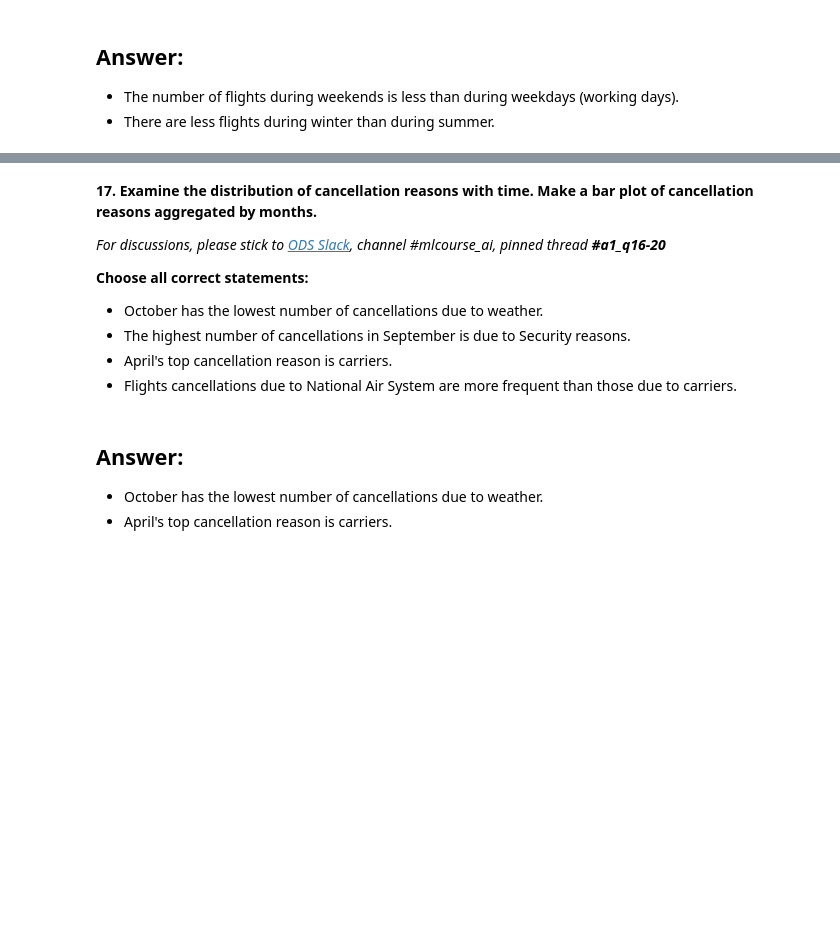
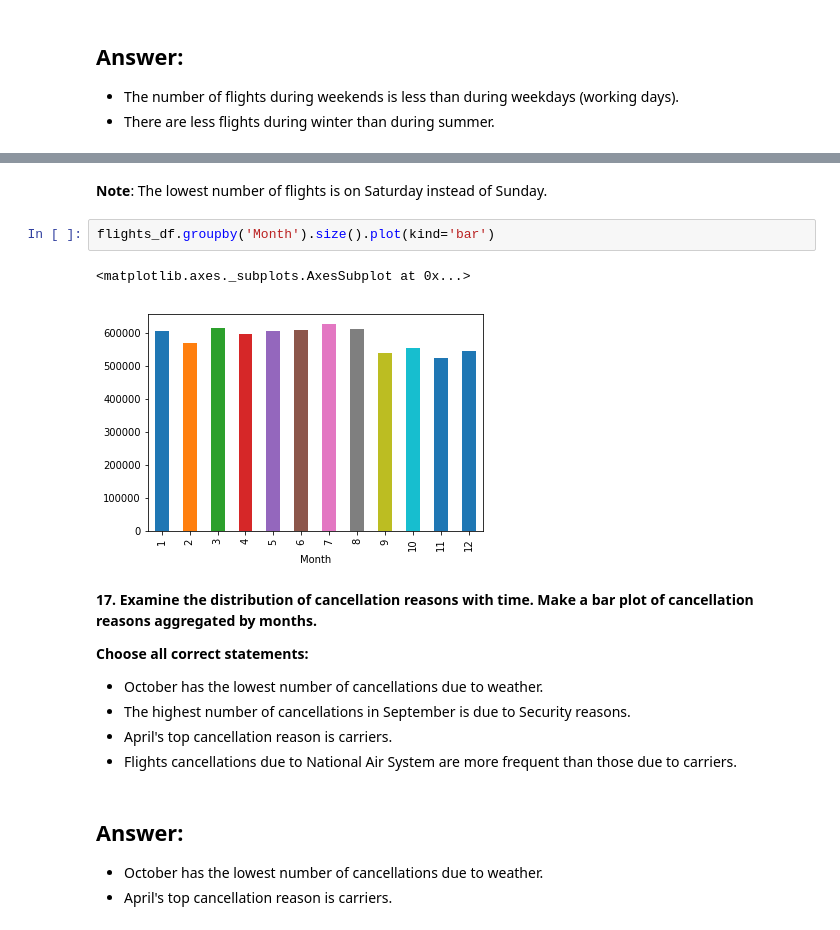
Before and after one commit to andrewgurung/mlcourse, a Jupyter notebook: project/project_1_US_flights.ipynb, the cells around one changed output, grey strips where cells are left out. Cells and saved outputs as stored; diff of their text form; blank space fills up the shorter version.

```diff
--- a/project/project_1_US_flights.ipynb
+++ b/project/project_1_US_flights.ipynb
@@ -617,7 +624,12 @@ _Hint_: Look for official meteorological winter months for the Nothern Hemisphse
+# %% [markdown]
+**Note**: The lowest number of flights is on Saturday instead of Sunday.
+# %%
+flights_df.groupby('Month').size().plot(kind='bar')
+# %% [output]
+<matplotlib.axes._subplots.AxesSubplot at 0x...>
+[figure, added]
 # %% [markdown]
 **17. Examine the distribution of cancellation reasons with time. Make a bar plot of cancellation reasons aggregated by months.**
-
-*For discussions, please stick to [ODS Slack](https://opendatascience.slack.com/), channel #mlcourse_ai, pinned thread __#a1_q16-20__*
 
 **Choose all correct statements:**
 - October has the lowest number of cancellations due to weather.
```
Also changed, not shown: parts of 3 cells of this notebook.
